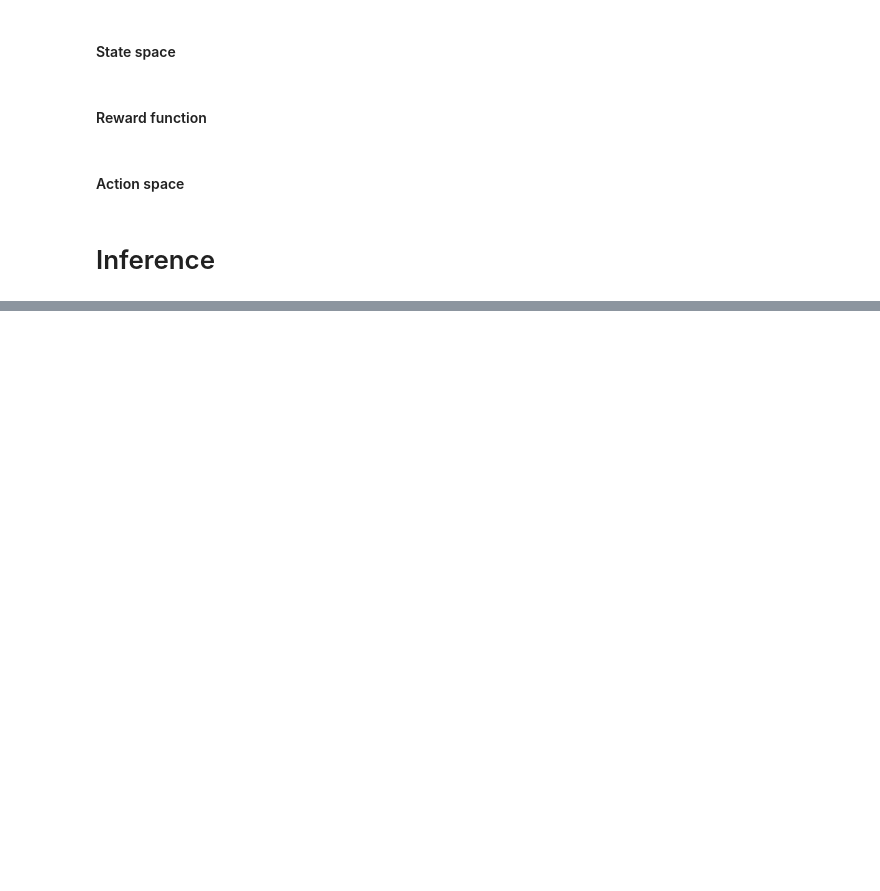
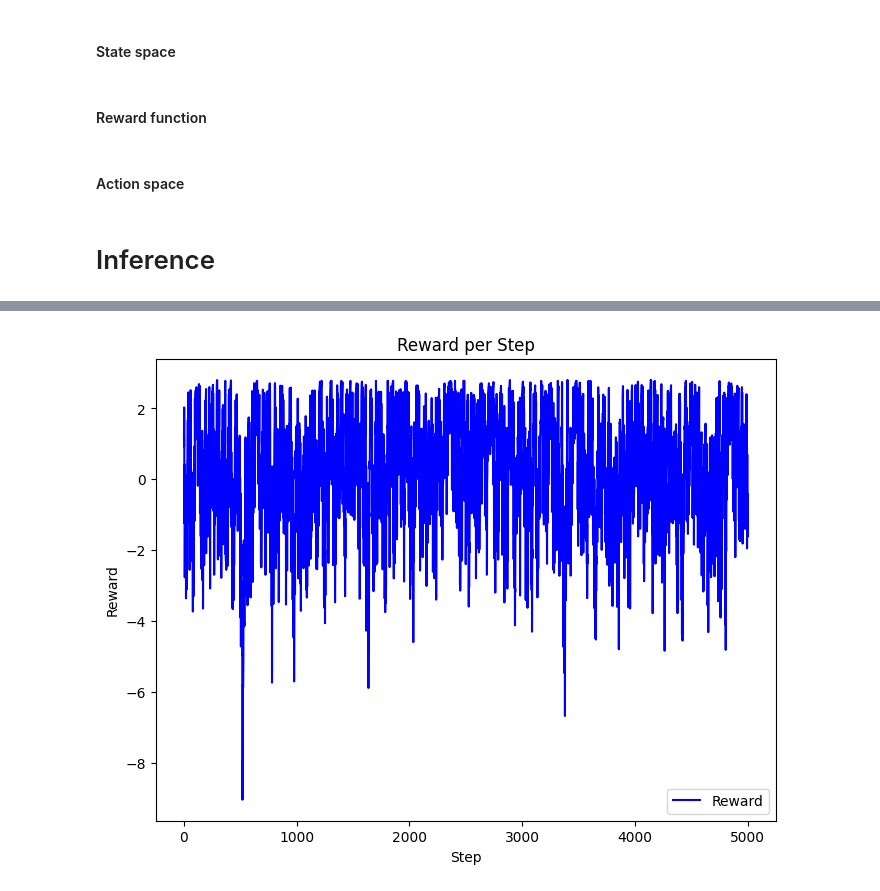
Before and after one commit to Yusuf-Belkhiri/RL-Traffic-Optimization, a Jupyter notebook: models/dqn_inference.ipynb, the cells around one changed output, grey strips where cells are left out. Drawn from its saved outputs; the diff is of its cells as text; code cells hidden in the pictures; blank space fills up the shorter version.

```diff
--- a/models/dqn_inference.ipynb
+++ b/models/dqn_inference.ipynb
@@ -192,0 +220,4 @@ run_inference()
+# %%
+random_rewards = run()
+# %% [output]
+[figure, added]
```
Also changed, not shown: parts of 5 cells of this notebook, 7 other files.
